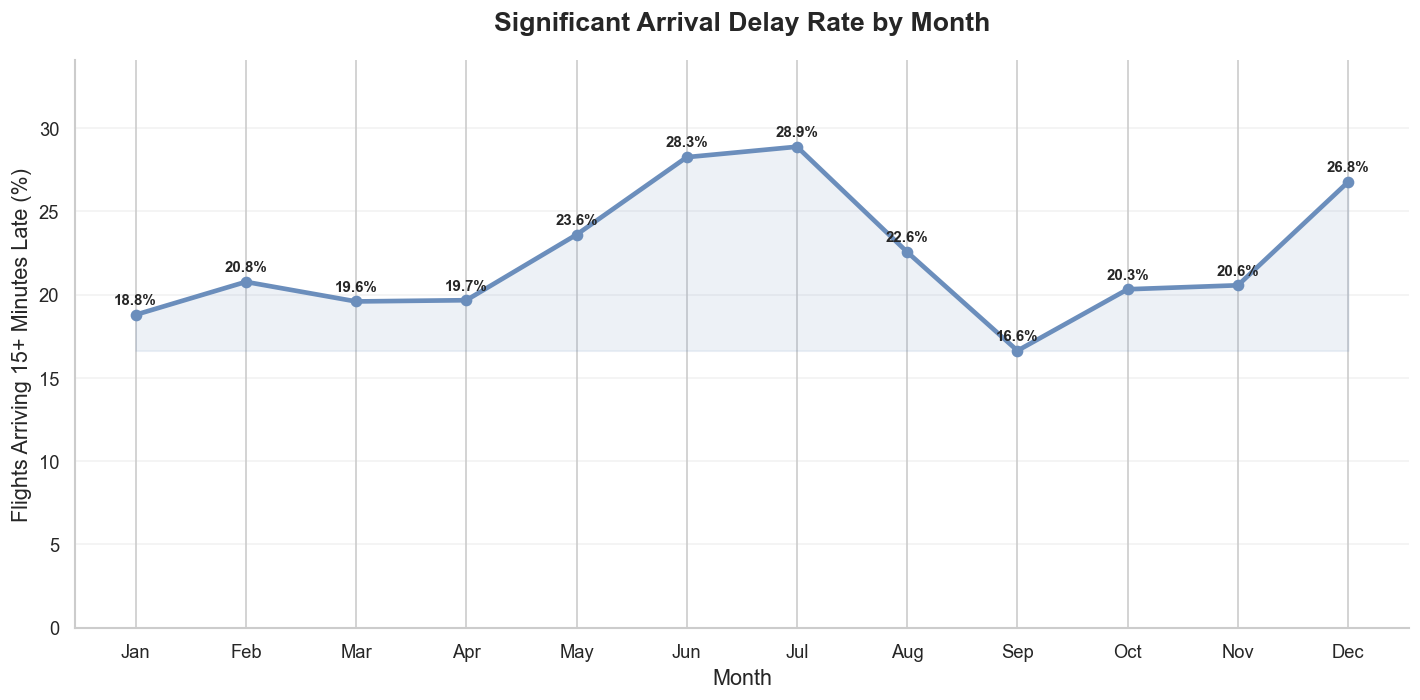
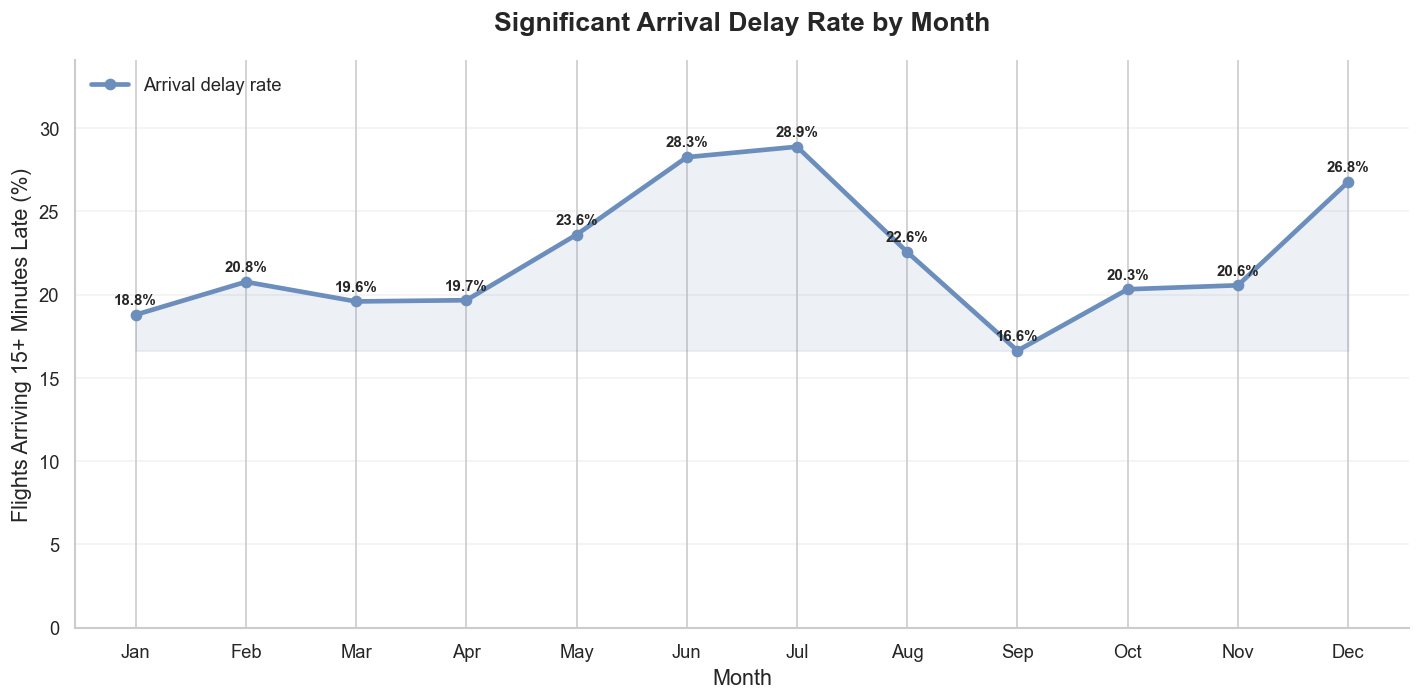
The change to this notebook cell's code, shown as a diff; its figure went from the first image to the second:
--- before
+++ after
@@ -20,5 +20,6 @@
     marker='o',
     linewidth=2.8,
-    color='#6B8EBC'
+    color='#6B8EBC',
+    label='Arrival delay rate'
 )
 ax.fill_between(
@@ -38,3 +39,4 @@
 ax.set_ylim(0, arr_del15_by_month['delay_rate'].max() * 1.18)
 ax.grid(axis='y', alpha=0.25)
+ax.legend(frameon=False, loc='upper left')
 plt.tight_layout()

Commit: Minor Part II tweaks